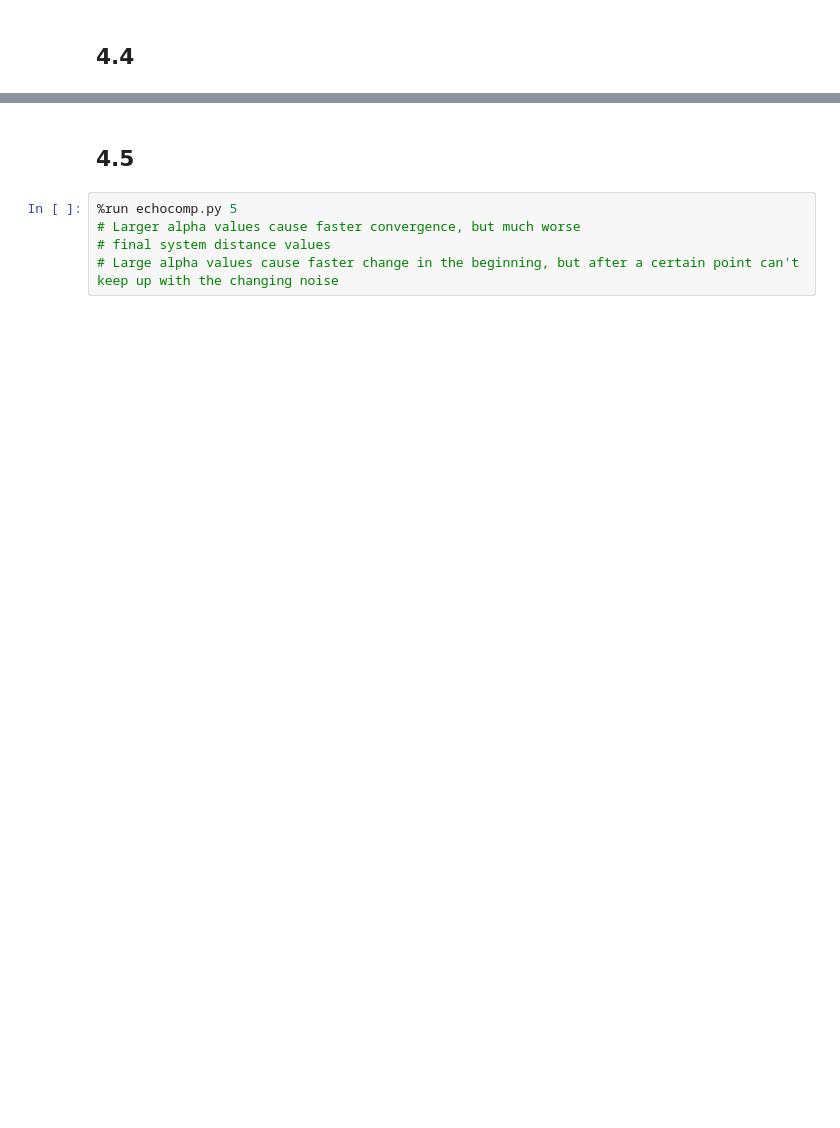
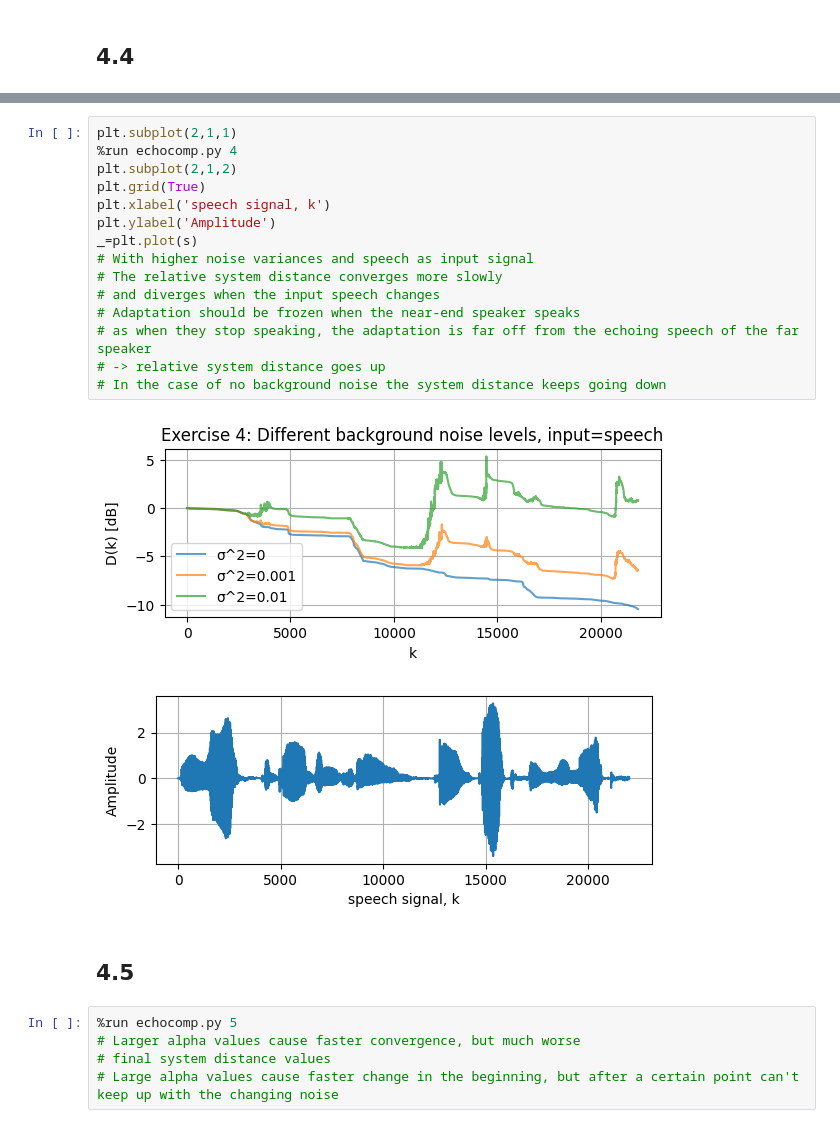
Before and after one commit to kasperikaivola/python-audio-processing, a Jupyter notebook: prerequisites/04_echocomp/4_exercise_testing.ipynb, the cells around one changed output, grey strips where cells are left out. Drawn from its saved outputs; the diff is of its cells as text; blank space fills up the shorter version.

Commit message:
Everything done and checked, all plots in jupyter notebook

```diff
--- a/prerequisites/04_echocomp/4_exercise_testing.ipynb
+++ b/prerequisites/04_echocomp/4_exercise_testing.ipynb
@@ -59,3 +52,21 @@ sd.play(s,fs)
+# %%
+plt.subplot(2,1,1)
+%run echocomp.py 4
+plt.subplot(2,1,2)
+plt.grid(True)
+plt.xlabel('speech signal, k')
+plt.ylabel('Amplitude')
+_=plt.plot(s)
+# With higher noise variances and speech as input signal
+# The relative system distance converges more slowly
+# and diverges when the input speech changes
+# Adaptation should be frozen when the near-end speaker speaks
+# as when they stop speaking, the adaptation is far off from the echoing speech of the far speaker
+# -> relative system distance goes up
+# In the case of no background noise the system distance keeps going down
+# %% [output]
+[figure, added]
+[figure, added]
 # %% [markdown]
 ## 4.5
 # %%
```
Also changed, not shown: parts of 7 cells of this notebook, 1 other file.
